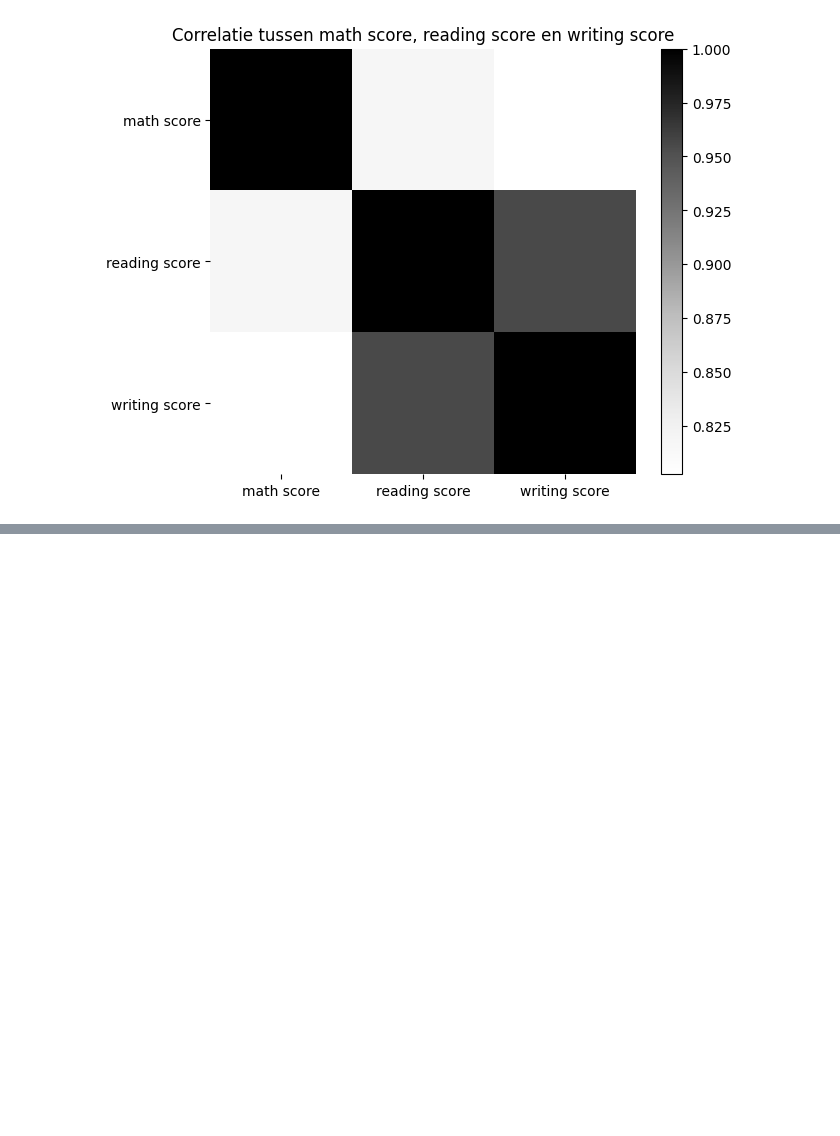
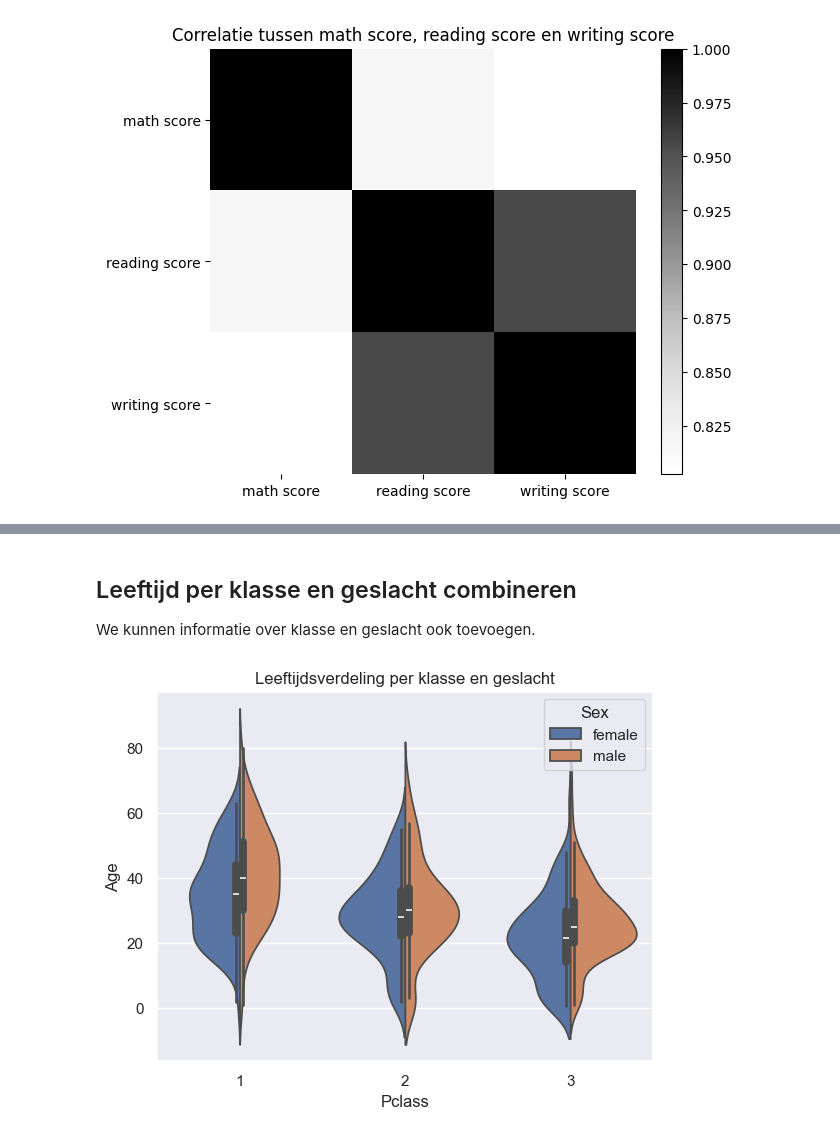
Before and after one commit to Jef-DS/matplotlib, a Jupyter notebook: matplotlib07.ipynb, the cells around one changed output, grey strips where cells are left out. Saved outputs shown, nothing was run; the diff lists cells and outputs as text; code cells hidden in the pictures; blank space fills up the shorter version.

```diff
--- a/matplotlib07.ipynb
+++ b/matplotlib07.ipynb
@@ -150,0 +231,10 @@ plt.show()
+# %% [markdown]
+## Leeftijd per klasse en geslacht combineren
+We kunnen informatie over klasse en geslacht ook toevoegen.
+# %%
+plt.figure()
+sns.violinplot(data=df, x="Pclass", y="Age", hue="Sex", split=True)
+plt.title("Leeftijdsverdeling per klasse en geslacht")
+plt.show()
+# %% [output]
+[figure, added]
```
Also changed, not shown: parts of 10 cells of this notebook.
